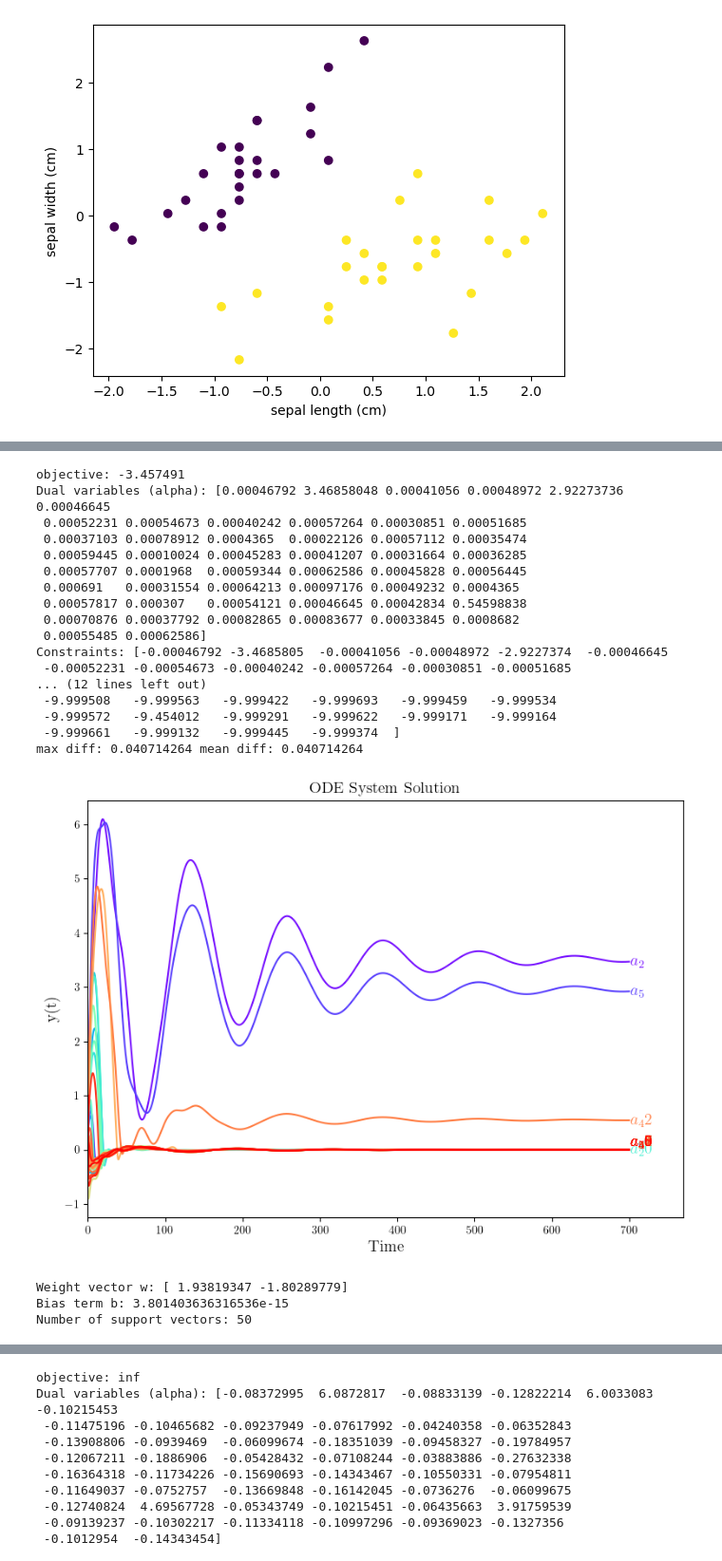
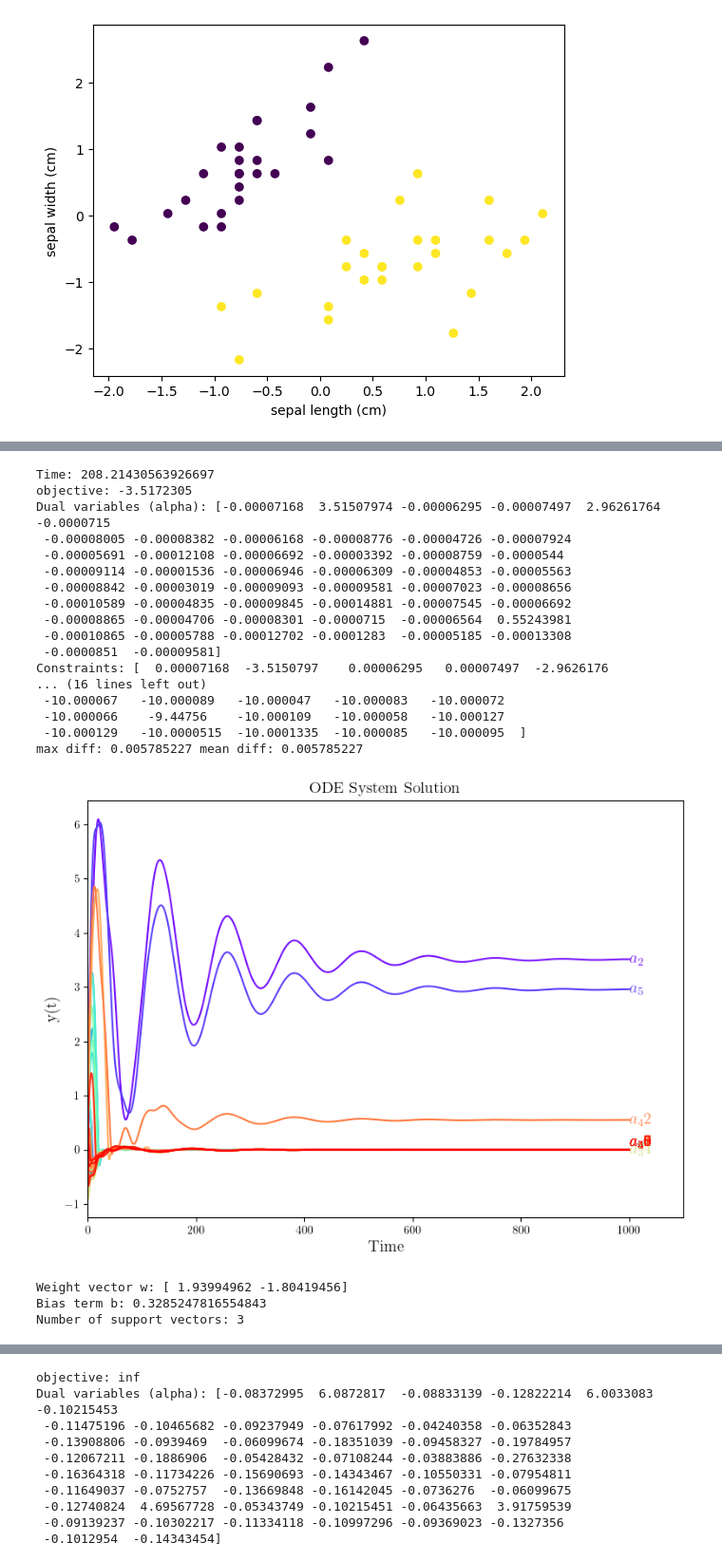
Before and after one commit to vedovati-matteo/master-thesis, a Jupyter notebook: code/images/iris/SVM_soft_2_50_dual.ipynb, the cells around one changed output, grey strips where cells are left out. Shown at 95% size. Cells and saved outputs as stored; diff of their text form; code cells hidden in the pictures.

```diff
--- a/code/images/iris/SVM_soft_2_50_dual.ipynb
+++ b/code/images/iris/SVM_soft_2_50_dual.ipynb
@@ -163,7 +163,7 @@ def plot_svm_decision_boundary_confrontation(X, y, w_1, b_1, w_2, b_2, feature_x
     legend_elements = [h1[0], h2[0],
                        plt.Line2D([0], [0], marker='o', color='w', markerfacecolor='b', markersize=10),
                        plt.Line2D([0], [0], marker='o', color='w', markerfacecolor='r', markersize=10)]
-    legend_labels = ['Ground Truth', 'ODE Solution', 'Iris versicolor', 'Iris setosa']
+    legend_labels = ['CVX Solution', 'ODE Solution', 'Iris versicolor', 'Iris setosa']
     plt.legend(legend_elements, legend_labels, loc='upper right')
 
     # Add labels, title, and show the plot
@@ -400,7 +400,10 @@ def constraints_diff(g_ODE, g_SCS):
     return jnp.abs(g_ODE - g_SCS).max()
 # %%
 def solve_ODE(xuv0, T):
+    t0 = time.time()
     sol = solve_ivp(ODE, [0., T], xuv0, method=NUMERICAL_METHOD)
+    solve_time = time.time() - t0
+    print('Time:', solve_time)
     result = P(sol.y[:, -1])
     print("objective:",evalutation(result))
     print("Dual variables (alpha):", result[:nx])
@@ -412,40 +415,40 @@ def solve_ODE(xuv0, T):
 # %%
 xu0 = jnp.zeros(NY)
 xu0 = xu0.at[:nx].set(1.0)
 
-sol, result = solve_ODE(xu0, 700)
+sol, result = solve_ODE(xu0, 1000)
 
 t_values = sol.t
 y_values = sol.y
 
 plot_ode_system(t_values, y_values)
 
 alpha_ode = result[:nx]
 w_ode, b_ode, sv_ode = alpha_to_wb(alpha_ode, selected_X, selected_y)
 print(f"Weight vector w: {w_ode}")
 print(f"Bias term b: {b_ode}")
 print(f"Number of support vectors: {np.sum(sv_ode)}")
 
 plot_svm_decision_boundary_confrontation(selected_X, selected_y, w_op, b_op, w_ode, b_ode, 0, 1)
 # %% [output]
-objective: -3.457491
-Dual variables (alpha): [0.00046792 3.46858048 0.00041056 0.00048972 2.92273736 0.00046645
- 0.00052231 0.00054673 0.00040242 0.00057264 0.00030851 0.00051685
- 0.00037103 0.00078912 0.0004365  0.00022126 0.00057112 0.00035474
- 0.00059445 0.00010024 0.00045283 0.00041207 0.00031664 0.00036285
- 0.00057707 0.0001968  0.00059344 0.00062586 0.00045828 0.00056445
- 0.000691   0.00031554 0.00064213 0.00097176 0.00049232 0.0004365
- 0.00057817 0.000307   0.00054121 0.00046645 0.00042834 0.54598838
- 0.00070876 0.00037792 0.00082865 0.00083677 0.00033845 0.0008682
- 0.00055485 0.00062586]
-Constraints: [-0.00046792 -3.4685805  -0.00041056 -0.00048972 -2.9227374  -0.00046645
- -0.00052231 -0.00054673 -0.00040242 -0.00057264 -0.00030851 -0.00051685
-... (12 lines left out)
- -9.999508   -9.999563   -9.999422   -9.999693   -9.999459   -9.999534
- -9.999572   -9.454012   -9.999291   -9.999622   -9.999171   -9.999164
- -9.999661   -9.999132   -9.999445   -9.999374  ]
-max diff: 0.040714264 mean diff: 0.040714264
+Time: 208.21430563926697
+objective: -3.5172305
+Dual variables (alpha): [-0.00007168  3.51507974 -0.00006295 -0.00007497  2.96261764 -0.0000715
+ -0.00008005 -0.00008382 -0.00006168 -0.00008776 -0.00004726 -0.00007924
+ -0.00005691 -0.00012108 -0.00006692 -0.00003392 -0.00008759 -0.0000544
+ -0.00009114 -0.00001536 -0.00006946 -0.00006309 -0.00004853 -0.00005563
+ -0.00008842 -0.00003019 -0.00009093 -0.00009581 -0.00007023 -0.00008656
+ -0.00010589 -0.00004835 -0.00009845 -0.00014881 -0.00007545 -0.00006692
+ -0.00008865 -0.00004706 -0.00008301 -0.0000715  -0.00006564  0.55243981
+ -0.00010865 -0.00005788 -0.00012702 -0.0001283  -0.00005185 -0.00013308
+ -0.0000851  -0.00009581]
+Constraints: [  0.00007168  -3.5150797    0.00006295   0.00007497  -2.9626176
+... (16 lines left out)
+ -10.000067   -10.000089   -10.000047   -10.000083   -10.000072
+ -10.000066    -9.44756    -10.000109   -10.000058   -10.000127
+ -10.000129   -10.0000515  -10.0001335  -10.000085   -10.000095  ]
+max diff: 0.005785227 mean diff: 0.005785227
-[figure, old version]
+[figure, new version]
-Weight vector w: [ 1.93819347 -1.80289779]
-Bias term b: 3.801403636316536e-15
-Number of support vectors: 50
+Weight vector w: [ 1.93994962 -1.80419456]
+Bias term b: 0.3285247816554843
+Number of support vectors: 3
```
Also changed, not shown: parts of 2 cells of this notebook, 47 other files.
